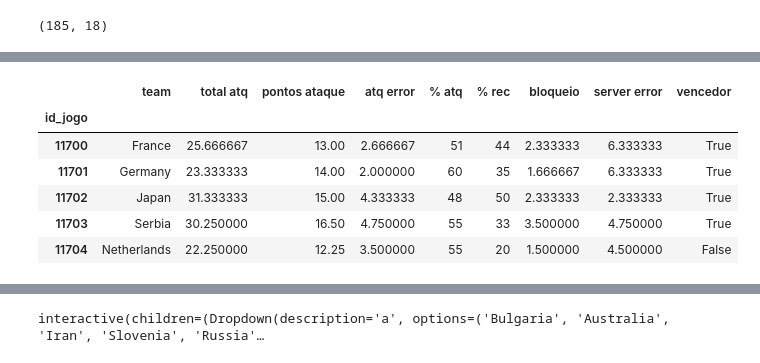
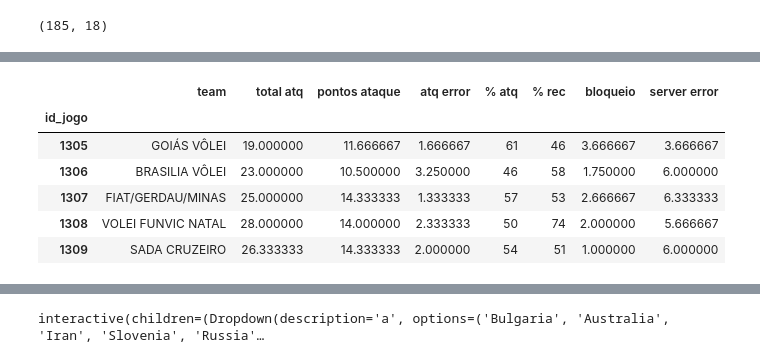
Before and after one commit to guilimadev/Volleyball-Game-Win-Predictor, a Jupyter notebook: Volleyball_Predictor.ipynb, the cells around one changed output, grey strips where cells are left out. Saved outputs shown, nothing was run; the diff lists cells and outputs as text; code cells hidden in the pictures.

Commit message:
Stats from Pallavolo Serie A teams

```diff
--- a/Volleyball_Predictor.ipynb
+++ b/Volleyball_Predictor.ipynb
@@ -113,16 +116,16 @@ Image(filename='tree.png')
 # %%
 df_merged.head()
-df_splitted_away = df_merged[['team away','total atq away','pontos ataques away','atq error away','% atq away','% rec away','bloqueio away','server error away','vencedor']]
-cols = ['team', 'total atq', 'pontos ataque', 'atq error', '% atq', '% rec', 'bloqueio', 'server error','vencedor']
+df_splitted_away = df_merged[['team away','total atq away','pontos ataques away','atq error away','% atq away','% rec away','bloqueio away','server error away']]
+cols = ['team', 'total atq', 'pontos ataque', 'atq error', '% atq', '% rec', 'bloqueio', 'server error']
 df_splitted_away.columns = cols
-df_splitted2 = df_merged[['team home','total atq home','pontos ataques home','atq error home','% atq home','% rec home','bloqueio home','server error home','vencedor']]
+df_splitted2 = df_merged[['team home','total atq home','pontos ataques home','atq error home','% atq home','% rec home','bloqueio home','server error home']]
 df_splitted2.columns = cols
-df_splitted2.head()
+df_splitted2.tail()
 # %% [output]
-|  | team | total atq | pontos ataque | atq error | % atq | % rec | bloqueio | server error | vencedor |
-| id_jogo |  |  |  |  |  |  |  |  |  |
-| 11700 | France | 25.666667 | 13.00 | 2.666667 | 51 | 44 | 2.333333 | 6.333333 | True |
-| 11701 | Germany | 23.333333 | 14.00 | 2.000000 | 60 | 35 | 1.666667 | 6.333333 | True |
-| 11702 | Japan | 31.333333 | 15.00 | 4.333333 | 48 | 50 | 2.333333 | 2.333333 | True |
-| 11703 | Serbia | 30.250000 | 16.50 | 4.750000 | 55 | 33 | 3.500000 | 4.750000 | True |
-| 11704 | Netherlands | 22.250000 | 12.25 | 3.500000 | 55 | 20 | 1.500000 | 4.500000 | False |
+|  | team | total atq | pontos ataque | atq error | % atq | % rec | bloqueio | server error |
+| id_jogo |  |  |  |  |  |  |  |  |
+| 1305 | GOIÁS VÔLEI | 19.000000 | 11.666667 | 1.666667 | 61 | 46 | 3.666667 | 3.666667 |
+| 1306 | BRASILIA VÔLEI | 23.000000 | 10.500000 | 3.250000 | 46 | 58 | 1.750000 | 6.000000 |
+| 1307 | FIAT/GERDAU/MINAS | 25.000000 | 14.333333 | 1.333333 | 57 | 53 | 2.666667 | 6.333333 |
+| 1308 | VOLEI FUNVIC NATAL | 28.000000 | 14.000000 | 2.333333 | 50 | 74 | 2.000000 | 5.666667 |
+| 1309 | SADA CRUZEIRO | 26.333333 | 14.333333 | 2.000000 | 54 | 51 | 1.000000 | 6.000000 |
```
Also changed, not shown: parts of 16 cells of this notebook.
